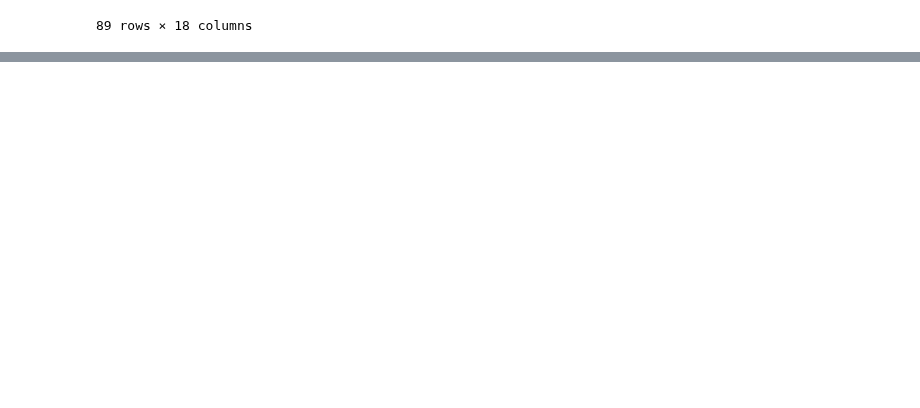
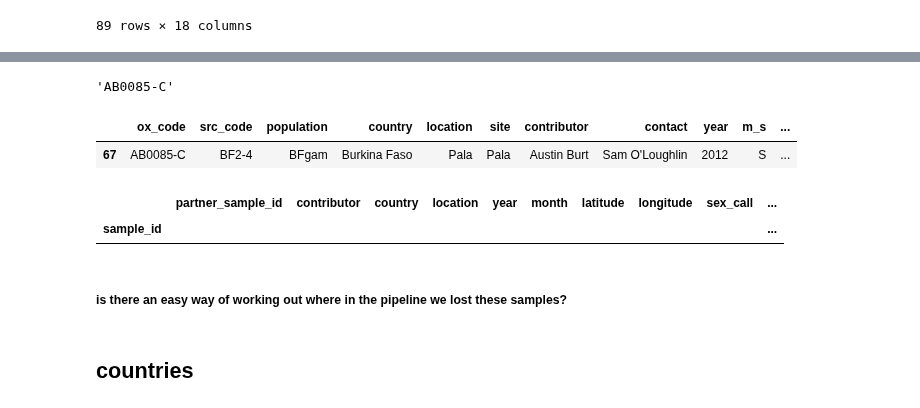
Before and after one commit to malariagen/ag1000g-phase3-data-paper, a Jupyter notebook: notebooks/ag1000g_phase3_population_sampling_stats.ipynb, the cells around one changed output, grey strips where cells are left out. Saved outputs shown, nothing was run; the diff lists cells and outputs as text; code cells hidden in the pictures; blank space fills up the shorter version.

```diff
--- a/notebooks/ag1000g_phase3_population_sampling_stats.ipynb
+++ b/notebooks/ag1000g_phase3_population_sampling_stats.ipynb
@@ -34,5 +44,6 @@ p3_df.tail()
 # %%
 p2_df = pd.read_csv("../data/ag1000g_phase2_samples.meta.txt", sep="\t")
+p2_df.country = p2_df.country.str.replace("France", "Mayotte")
 p2_df.head()
 # %% [output]
 |  | ox_code | src_code | population | country | location | site | contributor | contact | year | m_s | ... |
@@ -81,0 +125,19 @@ len(np.setdiff1d(p2_df.ox_code, p3_df.index))
+# %%
+#p2_unique seems high, though samples have been dropped fairly evenly across sample sets
+p2_unique[0]
+# %% [output]
+'AB0085-C'
+# %%
+p2_df[p2_df.ox_code == 'AB0085-C']
+# %% [output]
+|  | ox_code | src_code | population | country | location | site | contributor | contact | year | m_s | ... |
+| 67 | AB0085-C | BF2-4 | BFgam | Burkina Faso | Pala | Pala | Austin Burt | Sam O'Loughlin | 2012 | S | ... |
+# %%
+p3_df[p3_df.index == 'AB0085-C']
+# %% [output]
+|  | partner_sample_id | contributor | country | location | year | month | latitude | longitude | sex_call | ... |
+| sample_id |  |  |  |  |  |  |  |  |  | ... |
+# %% [markdown]
+##### is there an easy way of working out where in the pipeline we lost these samples?
+# %% [markdown]
+## countries
```
Also changed, not shown: parts of 22 cells of this notebook.
